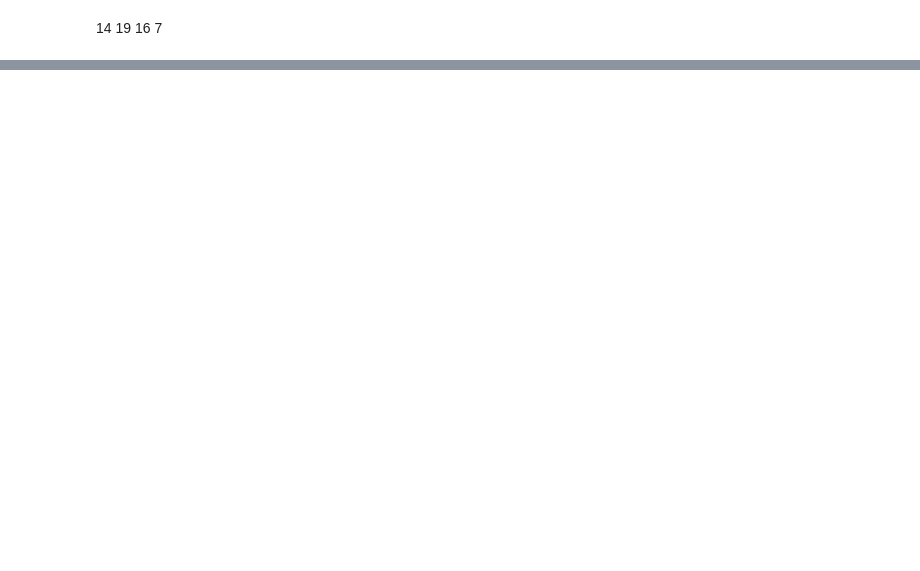
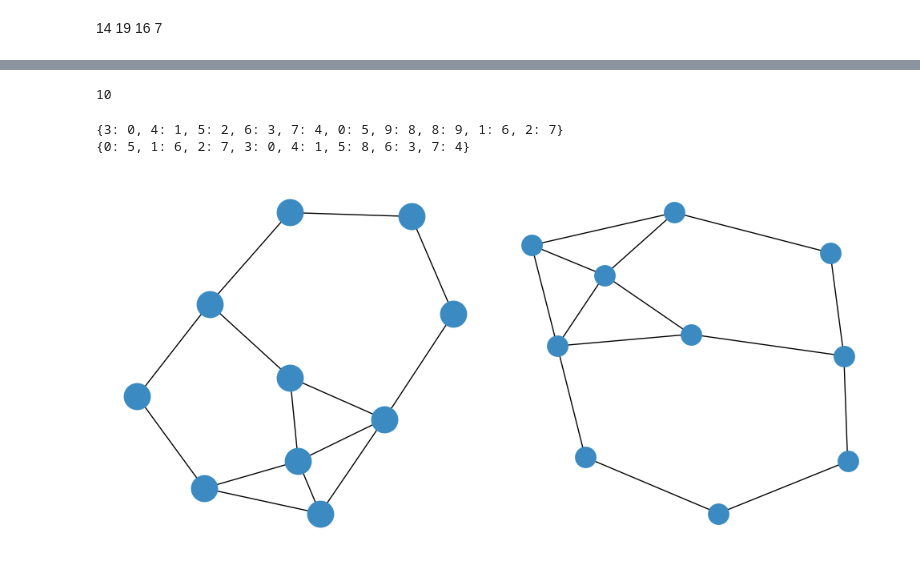
Before and after one commit to tsimiho/gmn, a Jupyter notebook: cross_mutag_test.ipynb, the cells around one changed output, grey strips where cells are left out. Saved outputs shown, nothing was run; the diff lists cells and outputs as text; code cells hidden in the pictures; blank space fills up the shorter version.

```diff
--- a/cross_mutag_test.ipynb
+++ b/cross_mutag_test.ipynb
@@ -1196 +1258,22 @@ plot_graph(largest_summary, layer_of_largest)
+# %%
+ismags = nx.isomorphism.ISMAGS(
+    to_networkx(graph1, to_undirected=True), to_networkx(graph2, to_undirected=True)
+)
+
+largest_common_subgraph = list(ismags.largest_common_subgraph())
+
+print(len(largest_common_subgraph[0]))
+# %% [output]
+10
+# %%
+print(largest_common_subgraph[0])
+print(pattern)
+
+g1_subgraph, g2_subgraph = create_subgraphs(largest_common_subgraph[0], graph1, graph2)
+
+plot_graph_pair(g1_subgraph, g2_subgraph)
+# %% [output]
+{3: 0, 4: 1, 5: 2, 6: 3, 7: 4, 0: 5, 9: 8, 8: 9, 1: 6, 2: 7}
+{0: 5, 1: 6, 2: 7, 3: 0, 4: 1, 5: 8, 6: 3, 7: 4}
+[figure, added]
 # %%
```
Also changed, not shown: parts of 23 cells of this notebook, 30 other files.
